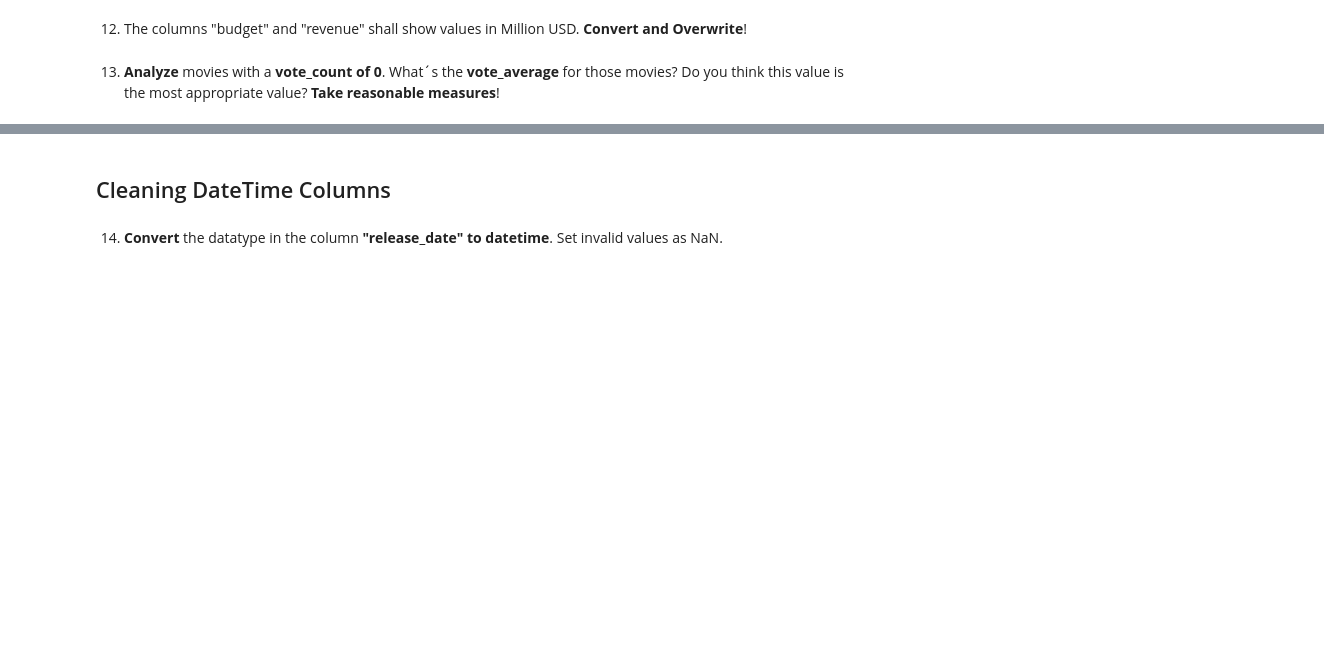
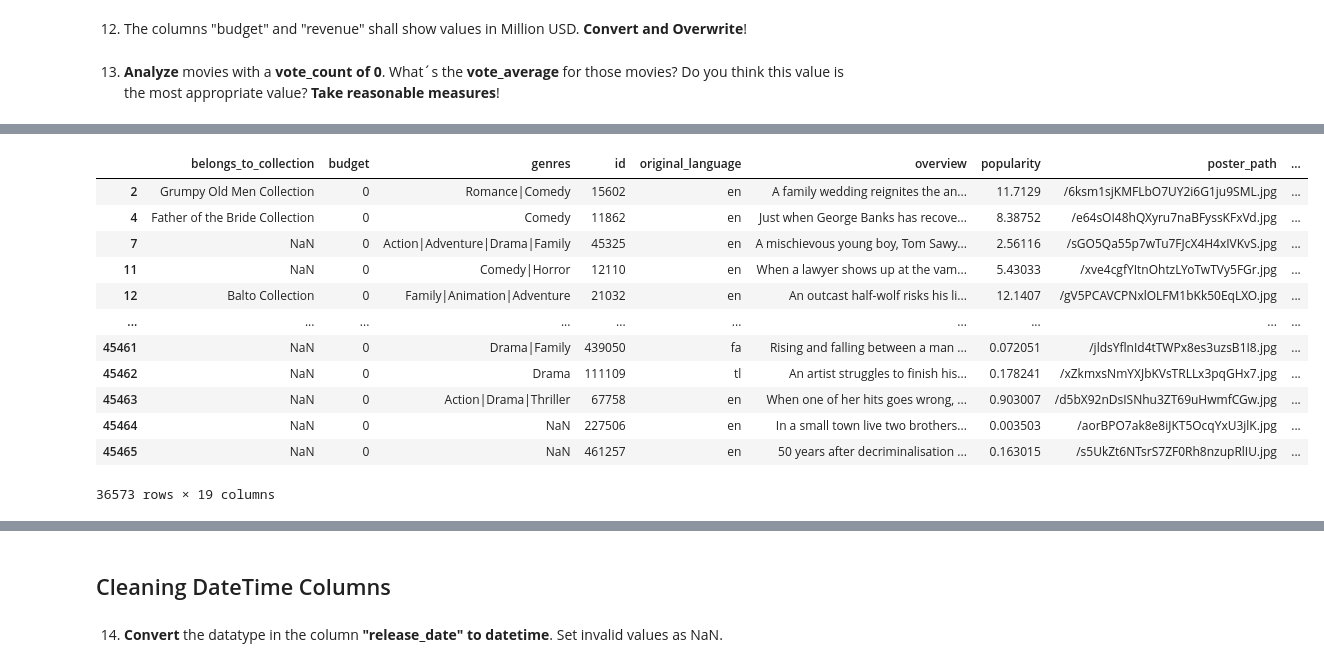
Before and after one commit to qviet1602/Python_project, a Jupyter notebook: Project_03_Materials/Project_03_ProjectBrief_blank.ipynb, the cells around one changed output, grey strips where cells are left out. Drawn from its saved outputs; the diff is of its cells as text; code cells hidden in the pictures; blank space fills up the shorter version.

```diff
--- a/Project_03_Materials/Project_03_ProjectBrief_blank.ipynb
+++ b/Project_03_Materials/Project_03_ProjectBrief_blank.ipynb
@@ -98,0 +123,11 @@ For example: The value in the first row (Toy Story) should be 'Pixar Animation S
+# %%
+df['genres'] = df['genres'].apply(lambda x: extract_genres_name(x))
+# %%
+# 6. Extract all spoken language names from the column "spoken_languages" and overwrite "spoken_languages"
+df['spoken_languages'] = df['spoken_languages'].apply(lambda x: extract_genres_name(x))
+# %%
+# 7. Extract all production countries names from the column "production_countries" and overwrite "production_countries".
+df['production_countries'] = df['production_countries'].apply(lambda x: extract_genres_name(x))
+# %%
+# 8 Extract all production companies names from the column "production_companies"
+df['production_companies'] = df['production_companies'].apply(lambda x: extract_genres_name(x))
@@ -108,0 +202,16 @@ For example: The value in the first row (Toy Story) should be 'Pixar Animation S
+# %%
+df[df['budget'] == '0']
+# %% [output]
+|  | belongs_to_collection | budget | genres | id | original_language | overview | popularity | poster_path | ... |
+| 2 | Grumpy Old Men Collection | 0 | Romance|Comedy | 15602 | en | A family wedding reignites the an... | 11.7129 | /6ksm1sjKMFLbO7UY2i6G1ju9SML.jpg | ... |
+| 4 | Father of the Bride Collection | 0 | Comedy | 11862 | en | Just when George Banks has recove... | 8.38752 | /e64sOI48hQXyru7naBFyssKFxVd.jpg | ... |
+| 7 | NaN | 0 | Action|Adventure|Drama|Family | 45325 | en | A mischievous young boy, Tom Sawy... | 2.56116 | /sGO5Qa55p7wTu7FJcX4H4xIVKvS.jpg | ... |
+| 11 | NaN | 0 | Comedy|Horror | 12110 | en | When a lawyer shows up at the vam... | 5.43033 | /xve4cgfYItnOhtzLYoTwTVy5FGr.jpg | ... |
+| 12 | Balto Collection | 0 | Family|Animation|Adventure | 21032 | en | An outcast half-wolf risks his li... | 12.1407 | /gV5PCAVCPNxlOLFM1bKk50EqLXO.jpg | ... |
+| ... | ... | ... | ... | ... | ... | ... | ... | ... | ... |
+| 45461 | NaN | 0 | Drama|Family | 439050 | fa | Rising and falling between a man ... | 0.072051 | /jldsYflnId4tTWPx8es3uzsB1I8.jpg | ... |
+| 45462 | NaN | 0 | Drama | 111109 | tl | An artist struggles to finish his... | 0.178241 | /xZkmxsNmYXJbKVsTRLLx3pqGHx7.jpg | ... |
+| 45463 | NaN | 0 | Action|Drama|Thriller | 67758 | en | When one of her hits goes wrong, ... | 0.903007 | /d5bX92nDsISNhu3ZT69uHwmfCGw.jpg | ... |
+| 45464 | NaN | 0 | NaN | 227506 | en | In a small town live two brothers... | 0.003503 | /aorBPO7ak8e8iJKT5OcqYxU3jlK.jpg | ... |
+| 45465 | NaN | 0 | NaN | 461257 | en | 50 years after decriminalisation ... | 0.163015 | /s5UkZt6NTsrS7ZF0Rh8nzupRlIU.jpg | ... |
+36573 rows × 19 columns
```
Also changed, not shown: parts of 8 cells of this notebook.
